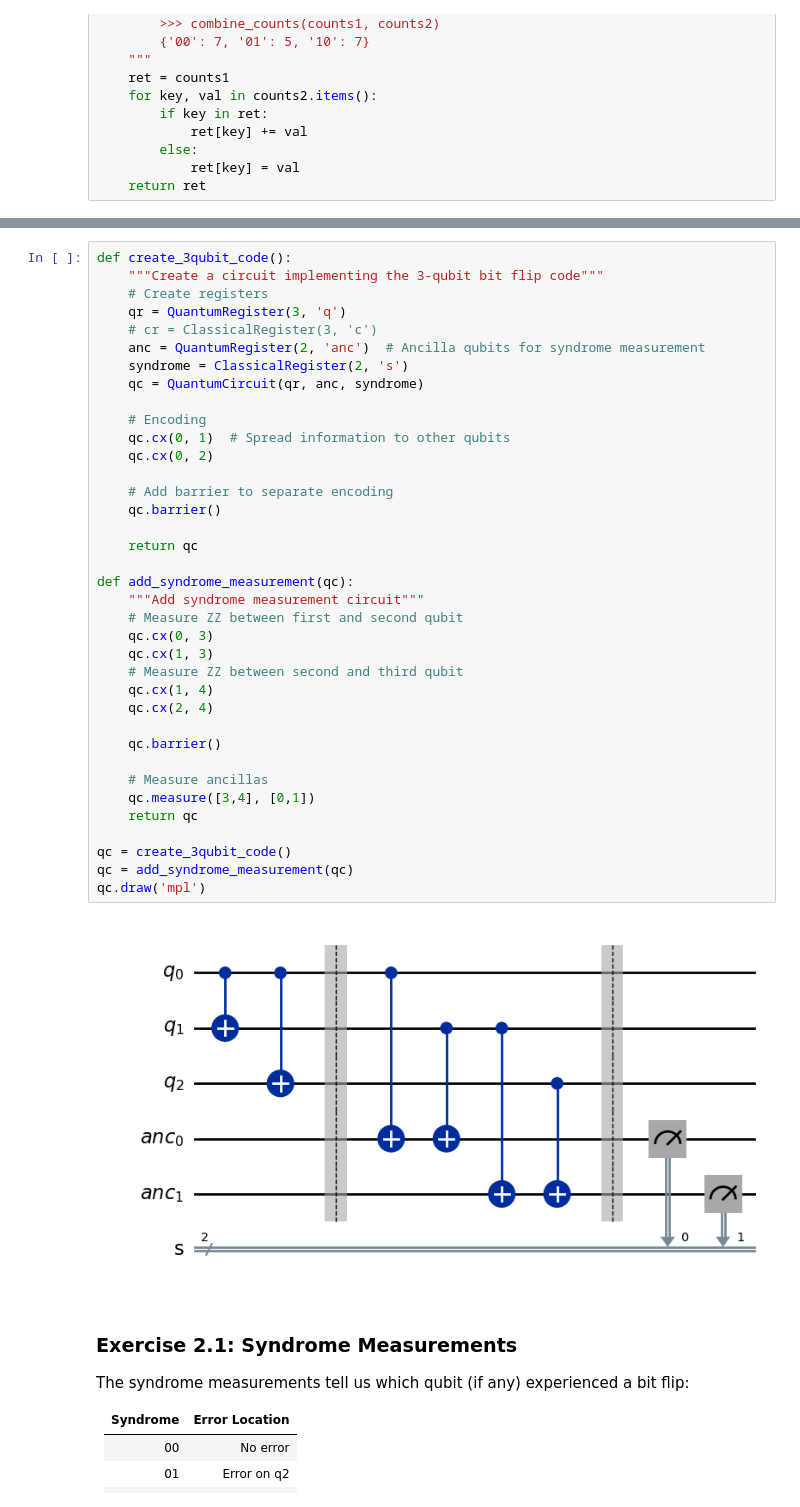
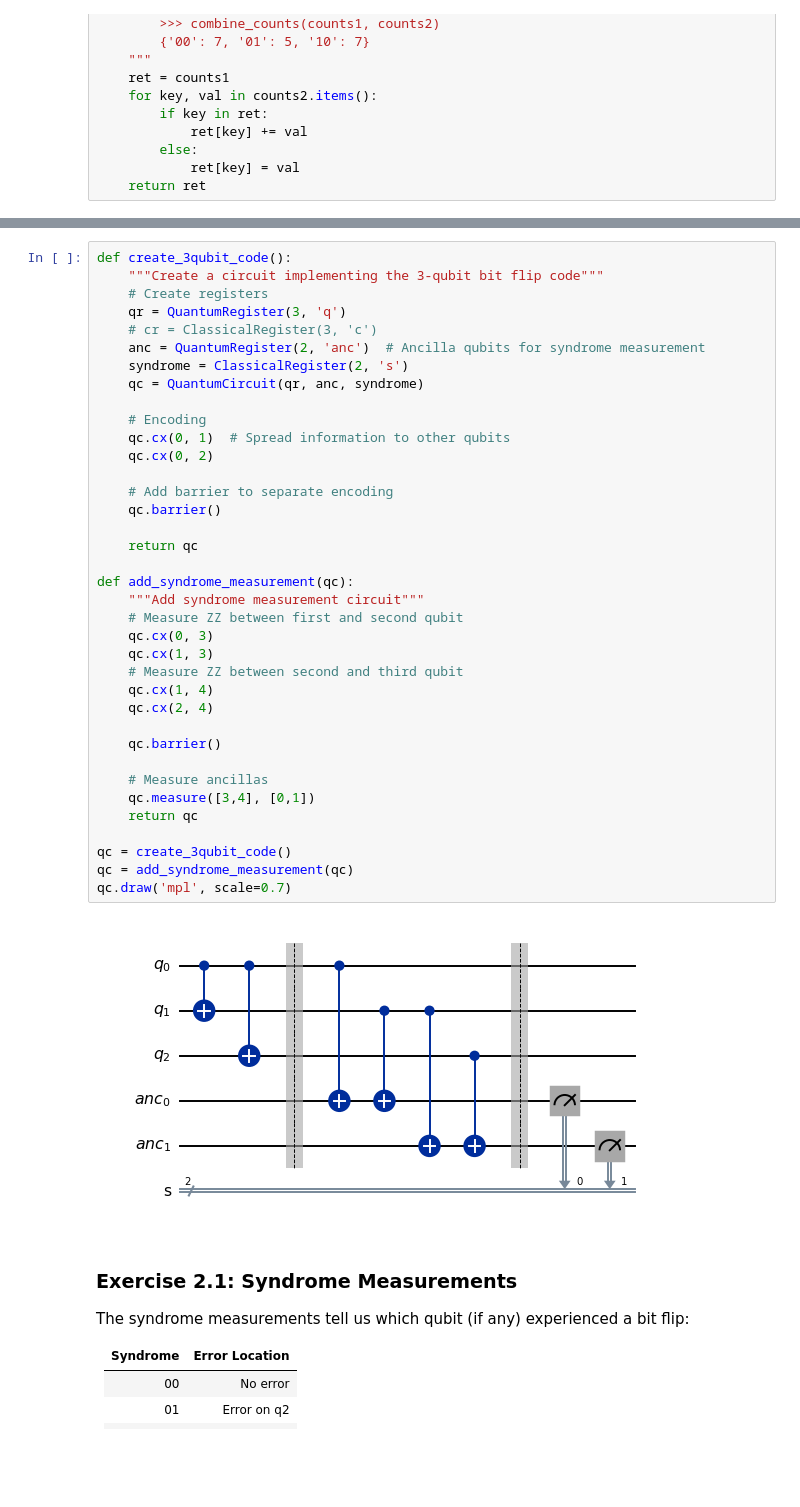
Before and after one commit to UMassIonTrappers/Introduction-to-Quantum-Computing, a Jupyter notebook: Lab_12_QEC_Quantum_Error_Correction.ipynb, the cells around one changed output, grey strips where cells are left out. Cells and saved outputs as stored; diff of their text form; blank space fills up the shorter version.

```diff
--- a/Lab_12_QEC_Quantum_Error_Correction.ipynb
+++ b/Lab_12_QEC_Quantum_Error_Correction.ipynb
@@ -180,35 +182,35 @@ def create_3qubit_code():
     syndrome = ClassicalRegister(2, 's')
     qc = QuantumCircuit(qr, anc, syndrome)
 
     # Encoding
     qc.cx(0, 1)  # Spread information to other qubits
     qc.cx(0, 2)
 
     # Add barrier to separate encoding
     qc.barrier()
 
     return qc
 
 def add_syndrome_measurement(qc):
     """Add syndrome measurement circuit"""
     # Measure ZZ between first and second qubit
     qc.cx(0, 3)
     qc.cx(1, 3)
     # Measure ZZ between second and third qubit
     qc.cx(1, 4)
     qc.cx(2, 4)
 
     qc.barrier()
 
     # Measure ancillas
     qc.measure([3,4], [0,1])
     return qc
 
 qc = create_3qubit_code()
 qc = add_syndrome_measurement(qc)
-qc.draw('mpl')
+qc.draw('mpl', scale=0.7)
 # %% [output]
-[figure, old version]
+[figure, new version]
 # %% [markdown]
 ### Exercise 2.1: Syndrome Measurements
 
```
Also changed, not shown: parts of 20 cells of this notebook.
